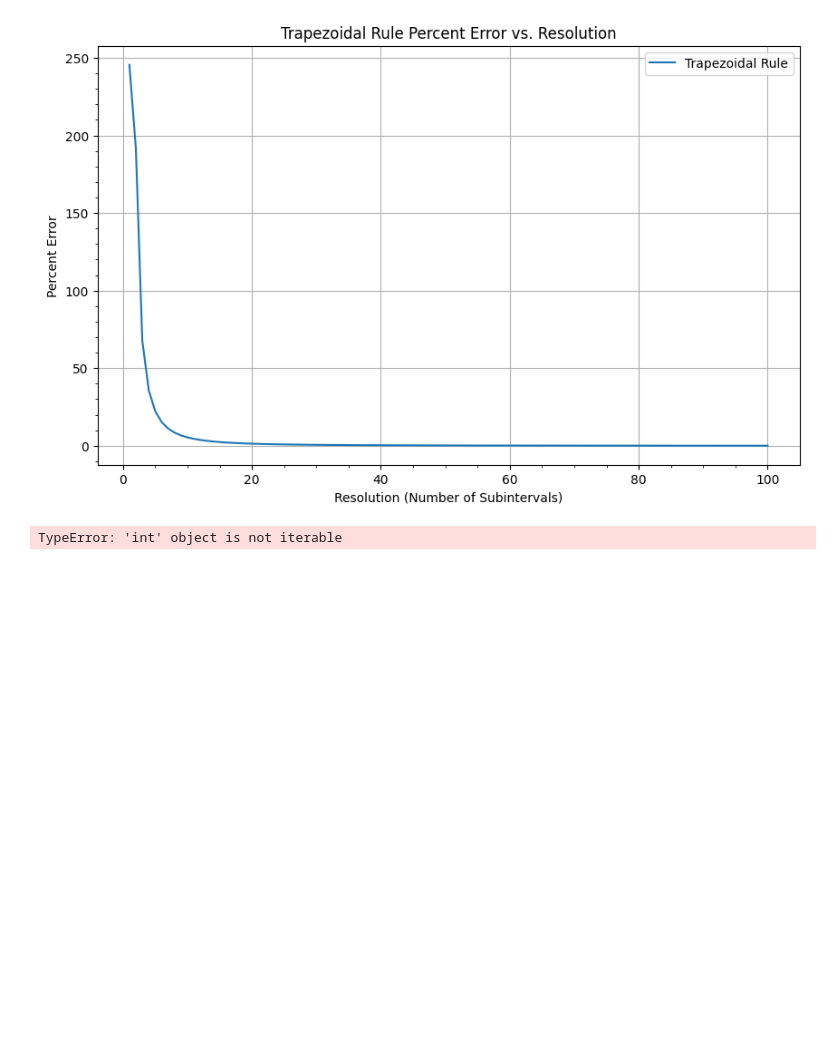
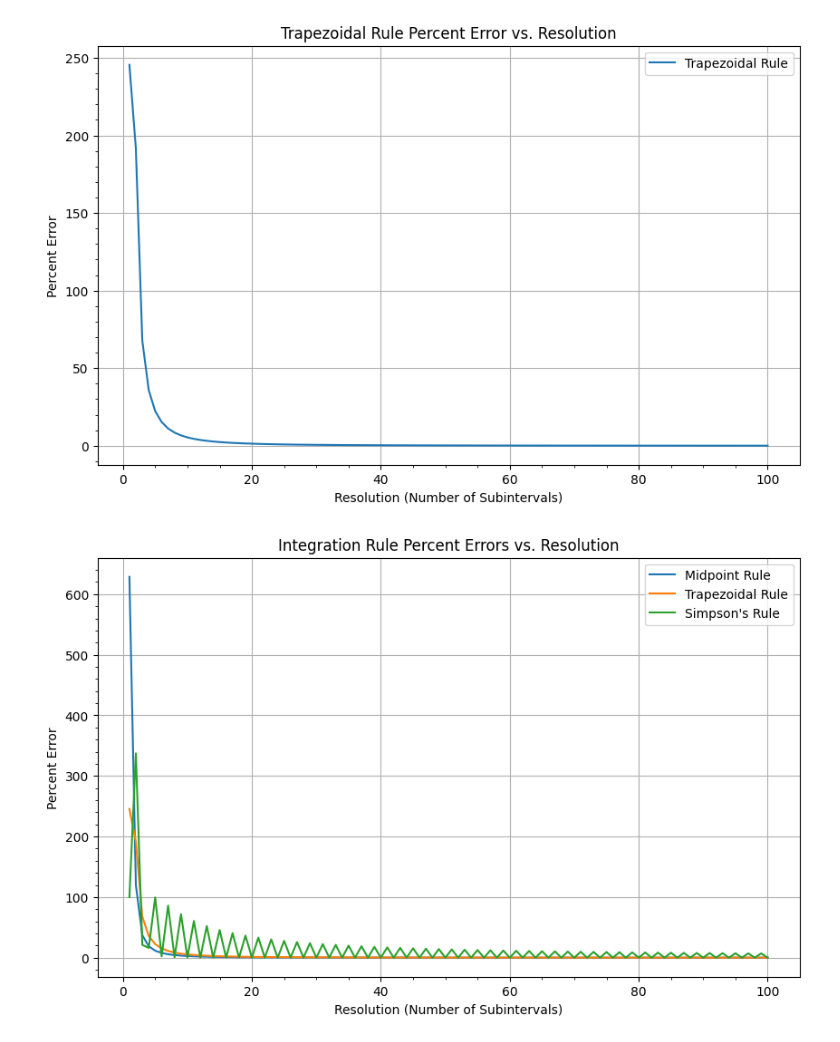
Before and after one commit to aqsnyder/eng_math, a Jupyter notebook: integration_techniques.ipynb, the cells around one changed output. Cells and saved outputs as stored; diff of their text form; code cells hidden in the pictures; blank space fills up the shorter version.

```diff
--- a/integration_techniques.ipynb
+++ b/integration_techniques.ipynb
@@ -281,68 +281,48 @@ graph_trapezoid_error()
 # %% [output]
 [figure]
 # %%
-def calculate_errors(f, a, b, n_values, h):
-    x = sp.Symbol('x')
+def calculate_errors(f, a, b, n_values):
     midpoint_errors = []
     trapezoid_errors = []
     simpsons_errors = []
 
     for n in n_values:
+        h = (b - a) / n
+
+        # Calculate the exact integral result (you need to replace this with the actual result)
+        integral_result = sp.integrate(f, (x, a, b))
+
+        # Calculate the errors for each integration method
         midpoint_approximation = midpoint_rule_integration(f, a, b, n, h)
         trapezoid_approximation = trapezoid_rule_integration(f, a, b, n, h)
         simpsons_approximation = simpsons_rule_integration(f, a, b, n, h)
 
         midpoint_error = abs(integral_result - midpoint_approximation) / integral_result * 100
         trapezoid_error = abs(integral_result - trapezoid_approximation) / integral_result * 100
         simpsons_error = abs(integral_result - simpsons_approximation) / integral_result * 100
 
         midpoint_errors.append(midpoint_error)
         trapezoid_errors.append(trapezoid_error)
         simpsons_errors.append(simpsons_error)
 
     return midpoint_errors, trapezoid_errors, simpsons_errors
+
+# Call the function to calculate errors for all three integration methods
+n_values = range(1, 101)
+midpoint_errors, trapezoid_errors, simpsons_errors = calculate_errors(f, a, b, n_values)
+
+# Plot the errors for all three integration methods
+plt.figure(figsize=(10, 6))
+plt.plot(n_values, midpoint_errors, label='Midpoint Rule')
+plt.plot(n_values, trapezoid_errors, label='Trapezoidal Rule')
+plt.plot(n_values, simpsons_errors, label="Simpson's Rule")
+
+plt.xlabel('Resolution (Number of Subintervals)')
+plt.ylabel('Percent Error')
+plt.title('Integration Rule Percent Errors vs. Resolution')
+plt.minorticks_on()
+plt.grid(True)
+plt.legend()
+plt.show()
+# %% [output]
+[figure, added]
-# %%
-def calculate_errors(f, a, b, n_values):
-    midpoint_errors = []
-    trapezoid_errors = []
-    simpsons_errors = []
-
-    for n in n_values:
-        h = (b - a) / n
-
-        # Calculate the exact integral result (you need to replace this with the actual result)
-        integral_result = sp.integrate(f, (x, a, b))
-
-        # Calculate the errors for each integration method
-        midpoint_approximation = midpoint_rule_integration(f, a, b, n, h)
-        trapezoid_approximation = trapezoid_rule_integration(f, a, b, n, h)
-        simpsons_approximation = simpsons_rule_integration(f, a, b, n, h)
-
-        midpoint_error = abs(integral_result - midpoint_approximation) / integral_result * 100
-        trapezoid_error = abs(integral_result - trapezoid_approximation) / integral_result * 100
-        simpsons_error = abs(integral_result - simpsons_approximation) / integral_result * 100
-
-        midpoint_errors.append(midpoint_error)
-        trapezoid_errors.append(trapezoid_error)
-        simpsons_errors.append(simpsons_error)
-
-    return midpoint_errors, trapezoid_errors, simpsons_errors
-
-# Call the function to calculate errors for all three integration methods
-n_values = range(1, 101)
-midpoint_errors, trapezoid_errors, simpsons_errors = calculate_errors(f, a, b, n_values)
-
-# Plot the errors for all three integration methods
-plt.figure(figsize=(10, 6))
-plt.plot(n_values, midpoint_errors, label='Midpoint Rule')
-plt.plot(n_values, trapezoid_errors, label='Trapezoidal Rule')
-plt.plot(n_values, simpsons_errors, label="Simpson's Rule")
-
-plt.xlabel('Resolution (Number of Subintervals)')
-plt.ylabel('Percent Error')
-plt.title('Integration Rule Percent Errors vs. Resolution')
-plt.minorticks_on()
-plt.grid(True)
-plt.legend()
-# %% [output]
-TypeError: 'int' object is not iterable
```
